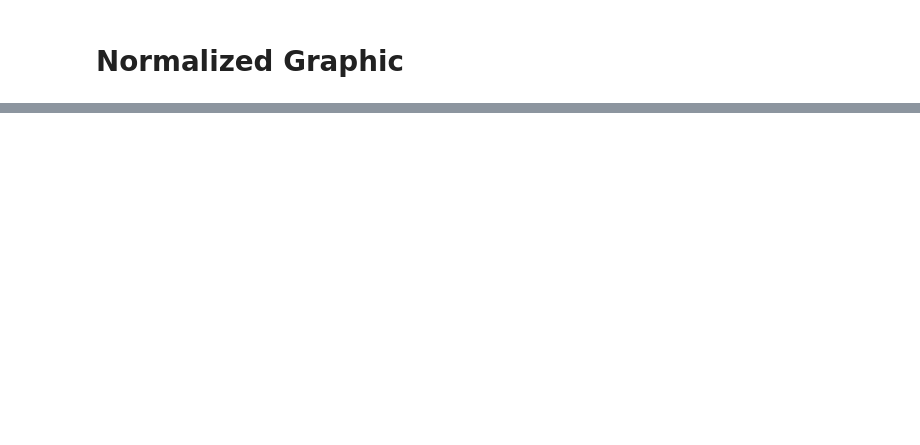
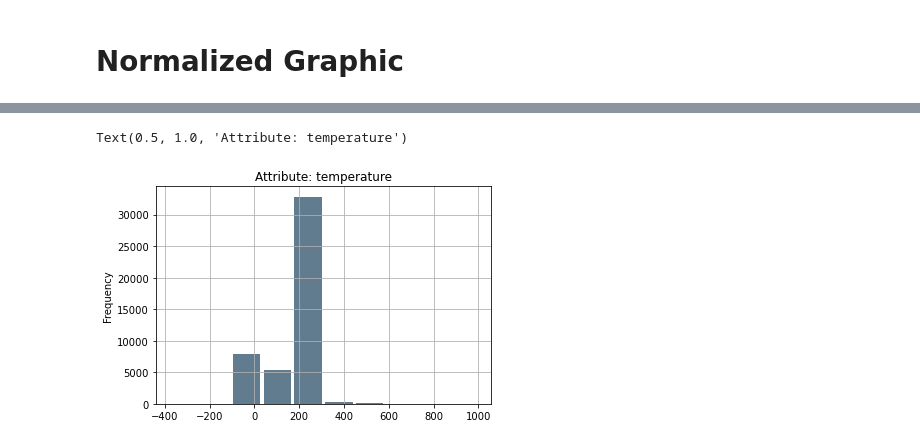
Before and after one commit to SilvaEngComp/Paper-SDN-ML-Algorithms, a Jupyter notebook: graphic_analisys.ipynb, the cells around one changed output, grey strips where cells are left out. Drawn from its saved outputs; the diff is of its cells as text; code cells hidden in the pictures; blank space fills up the shorter version.

```diff
--- a/graphic_analisys.ipynb
+++ b/graphic_analisys.ipynb
@@ -42,0 +58,7 @@ TypeError: Only valid with DatetimeIndex, TimedeltaIndex or PeriodIndex, but got
+# %%
+df["temperature"].plot.hist(grid=True, bins=10, rwidth=0.9,
+                   color='#607c8e')
+plt.title("Attribute: temperature")
+# %% [output]
+Text(0.5, 1.0, 'Attribute: temperature')
+[figure, added]
```
Also changed, not shown: parts of 14 cells of this notebook, 2 other files.
